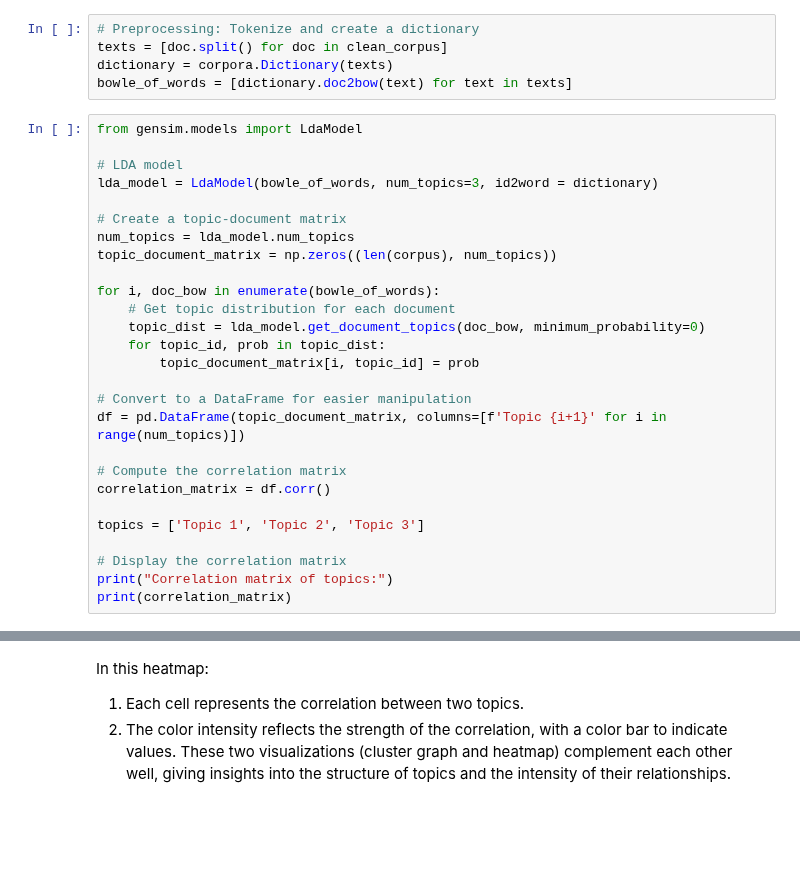
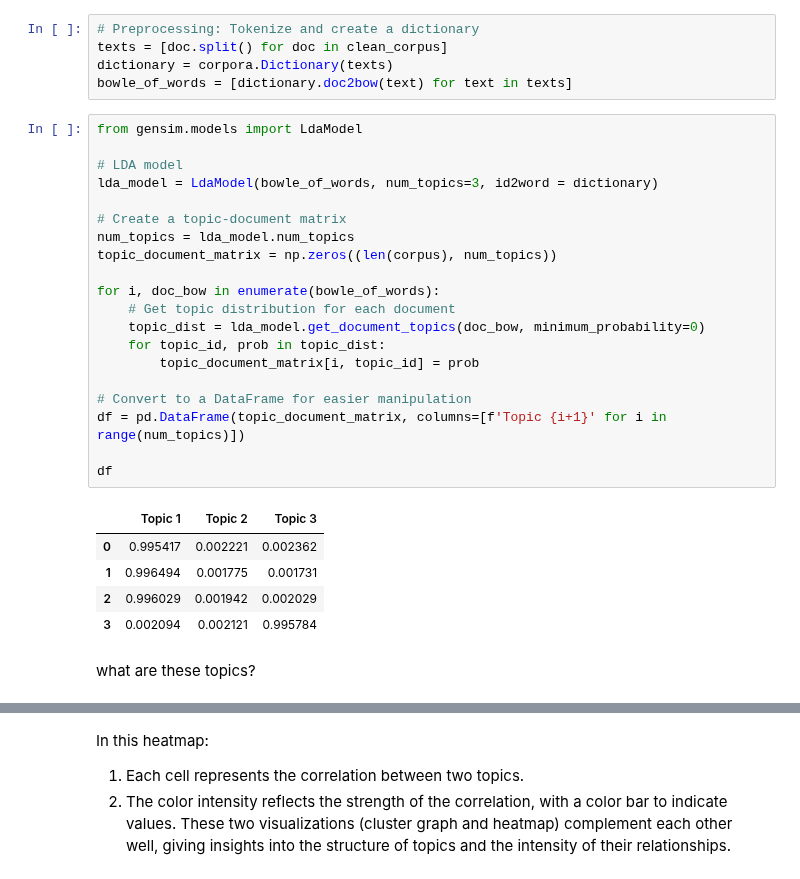
Before and after one commit to SepidehAlassi/intro_textAnalysis, a Jupyter notebook: text_analysis.ipynb, the cells around one changed output, grey strips where cells are left out. Drawn from its saved outputs; the diff is of its cells as text; blank space fills up the shorter version.

```diff
--- a/text_analysis.ipynb
+++ b/text_analysis.ipynb
@@ -525,30 +749,31 @@ bowle_of_words = [dictionary.doc2bow(text) for text in texts]
 # %%
 from gensim.models import LdaModel
 
 # LDA model
 lda_model = LdaModel(bowle_of_words, num_topics=3, id2word = dictionary)
 
 # Create a topic-document matrix
 num_topics = lda_model.num_topics
 topic_document_matrix = np.zeros((len(corpus), num_topics))
 
 for i, doc_bow in enumerate(bowle_of_words):
     # Get topic distribution for each document
     topic_dist = lda_model.get_document_topics(doc_bow, minimum_probability=0)
     for topic_id, prob in topic_dist:
         topic_document_matrix[i, topic_id] = prob
 
 # Convert to a DataFrame for easier manipulation
 df = pd.DataFrame(topic_document_matrix, columns=[f'Topic {i+1}' for i in range(num_topics)])
 
-# Compute the correlation matrix
-correlation_matrix = df.corr()
-
-topics = ['Topic 1', 'Topic 2', 'Topic 3']
-
-# Display the correlation matrix
-print("Correlation matrix of topics:")
-print(correlation_matrix)
+df
+# %% [output]
+|  | Topic 1 | Topic 2 | Topic 3 |
+| 0 | 0.995417 | 0.002221 | 0.002362 |
+| 1 | 0.996494 | 0.001775 | 0.001731 |
+| 2 | 0.996029 | 0.001942 | 0.002029 |
+| 3 | 0.002094 | 0.002121 | 0.995784 |
+# %% [markdown]
+what are these topics?
 # %%
 # Print the topics with top words and their probabilities
 num_words = 3  # Number of top words you want to display for each topic
```
Also changed, not shown: parts of 44 cells of this notebook.
